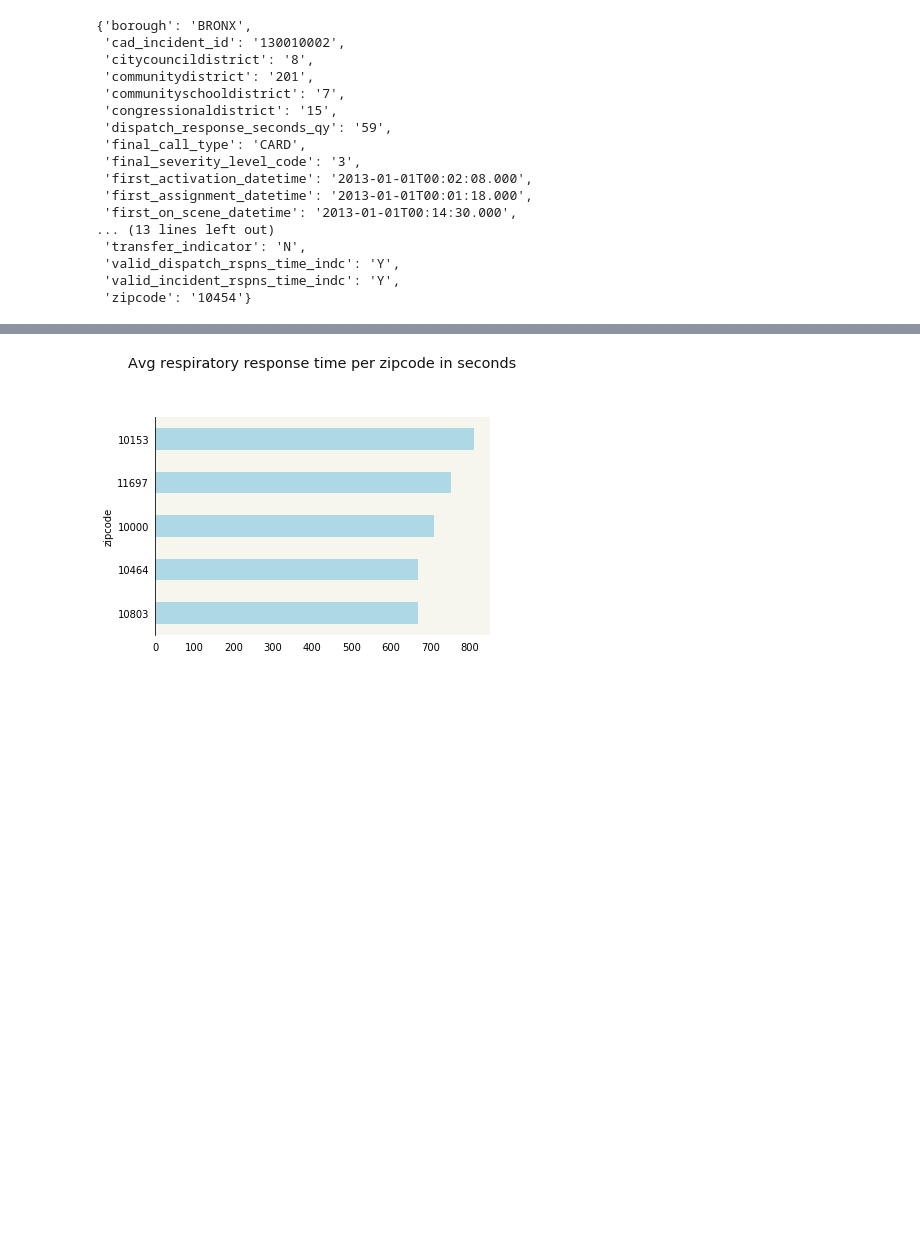
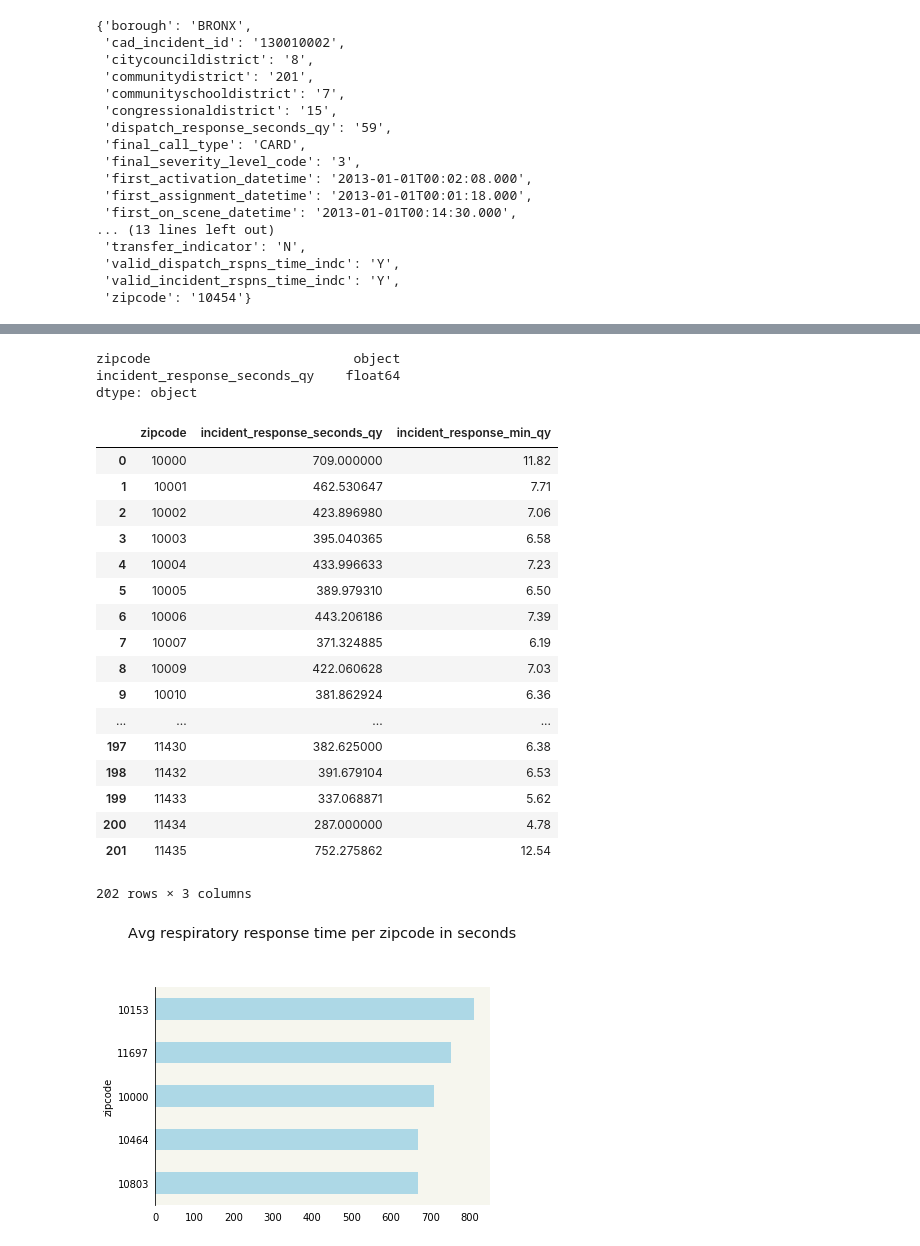
Before and after one commit to adrianblanco/data-studio, a Jupyter notebook: projects/01-ems/analysis/ems.ipynb, the cells around one changed output, grey strips where cells are left out. Cells and saved outputs as stored; diff of their text form; code cells hidden in the pictures; blank space fills up the shorter version.

```diff
--- a/projects/01-ems/analysis/ems.ipynb
+++ b/projects/01-ems/analysis/ems.ipynb
@@ -656,4 +656,7 @@ card_df.head()
 | 3 | BROOKLYN | 8 | CARD | 2013-01-01T00:37:33.000 | 2013-01-01T01:03:39.000 | ... |
 | 4 | QUEENS | 18 | CARD | 2013-01-01T00:39:40.000 | 2013-01-01T01:22:42.000 | ... |
 # %%
-card_df['incident_response_seconds_qy'] = card_df['incident_response_seconds_qy'].astype(float)
+card_df['incident_response_seconds_qy'] = card_df['incident_response_seconds_qy'].astype(int)
+# %%
+zipcodes_data_card = card_df.groupby('zipcode').incident_response_seconds_qy.mean()
+zipcodes_data_card
@@ -659,0 +685,3 @@ card_df['incident_response_seconds_qy'] = card_df['incident_response_seconds_qy'
+# %%
+zipcodes_data_card = zipcodes_data_card.reset_index()
+zipcodes_data_card.head()
@@ -659,0 +695,30 @@ card_df['incident_response_seconds_qy'] = card_df['incident_response_seconds_qy'
+# %%
+zipcodes_data_card.dtypes
+# %% [output]
+zipcode                          object
+incident_response_seconds_qy    float64
+dtype: object
+# %%
+zipcodes_data_card['zipcode'] = zipcodes_data['zipcode'].astype(str)
+# %%
+zipcodes_data_card['incident_response_min_qy'] = round((zipcodes_data_card['incident_response_seconds_qy'])/60,2)
+zipcodes_data_card
+# %% [output]
+|  | zipcode | incident_response_seconds_qy | incident_response_min_qy |
+| 0 | 10000 | 709.000000 | 11.82 |
+| 1 | 10001 | 462.530647 | 7.71 |
+| 2 | 10002 | 423.896980 | 7.06 |
+| 3 | 10003 | 395.040365 | 6.58 |
+| 4 | 10004 | 433.996633 | 7.23 |
+| 5 | 10005 | 389.979310 | 6.50 |
+| 6 | 10006 | 443.206186 | 7.39 |
+| 7 | 10007 | 371.324885 | 6.19 |
+| 8 | 10009 | 422.060628 | 7.03 |
+| 9 | 10010 | 381.862924 | 6.36 |
+| ... | ... | ... | ... |
+| 197 | 11430 | 382.625000 | 6.38 |
+| 198 | 11432 | 391.679104 | 6.53 |
+| 199 | 11433 | 337.068871 | 5.62 |
+| 200 | 11434 | 287.000000 | 4.78 |
+| 201 | 11435 | 752.275862 | 12.54 |
+202 rows × 3 columns
```
Also changed, not shown: parts of 4 cells of this notebook, 14 other files.
